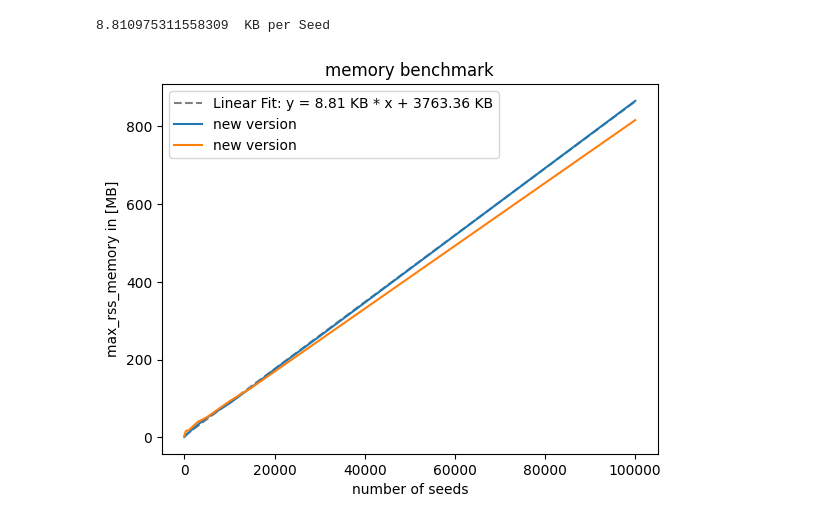
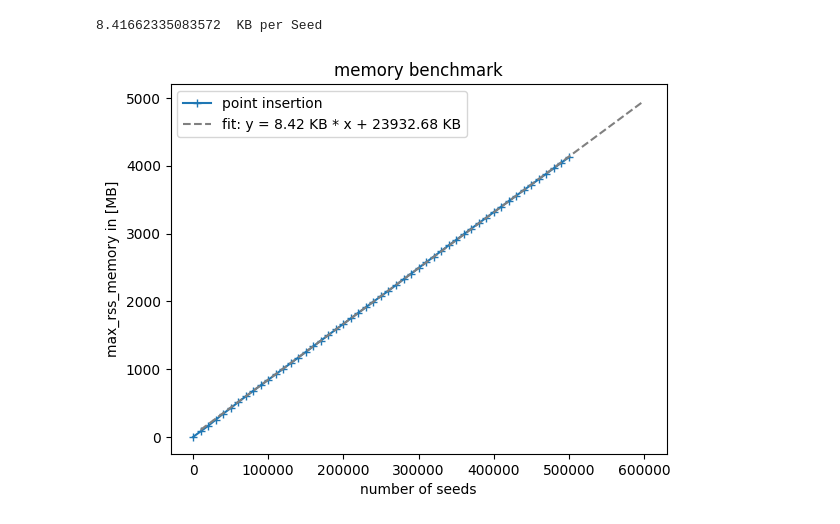
Before and after one commit to lucas56098/voronoi_mesh_project, a Jupyter notebook: animate.ipynb, the cells around one changed output. Cells and saved outputs as stored; diff of their text form; code cells hidden in the pictures.

```diff
--- a/animate.ipynb
+++ b/animate.ipynb
@@ -180,27 +228,24 @@ plt.show()
 # %%
-new_algorithm_memory = np.loadtxt('build/benchmarks/memory_hp_intersect_with_memory_log.csv', delimiter=',', skiprows=1)
-pt_insertion_memory = np.loadtxt('build/benchmarks/memory_new_alg_testversion.csv', delimiter=',', skiprows=1)
+# load data
+pt_insertion_memory = np.loadtxt('build/benchmarks/memory_for_memory_benchmark.csv', delimiter=',', skiprows=1)
 
-
-popt1, pcov1 = curve_fit(line, new_algorithm_memory[9:, 0], new_algorithm_memory[9:,1]/1024/1024)
-
+# fit linear function
+popt1, pcov1 = curve_fit(line, pt_insertion_memory[9:, 0], pt_insertion_memory[9:,1]/1024/1024)
 print((popt1[0]*1024), ' KB per Seed')
 m1 = popt1[0]
 b1 = popt1[1]
 
-# Plot the linear fit
-x_fit = np.linspace(min(new_algorithm_memory[1:, 0]), max(new_algorithm_memory[:, 0])*1, 100)
+# plot the linear fit
+x_fit = np.linspace(min(pt_insertion_memory[1:, 0]), max(pt_insertion_memory[:, 0])*1.2, 100)
 y_fit = line(x_fit, m1, b1)
-plt.plot(x_fit, y_fit, label=f'Linear Fit: y = {m1*1024:.2f} KB * x + {b1*1024:.2f} KB', color='grey', linestyle = '--')
-
 plt.title('memory benchmark')
 plt.xlabel('number of seeds')
 plt.ylabel('max_rss_memory in [MB]')
-plt.plot(new_algorithm_memory[:, 0], new_algorithm_memory[:, 1]/1024/1024, label = 'new version')
-plt.plot(pt_insertion_memory[:16, 0], pt_insertion_memory[:16, 1]/1024/1024, label = 'new version')
+plt.plot(pt_insertion_memory[:, 0], pt_insertion_memory[:, 1]/1024/1024, label = 'point insertion', marker = '+')
+plt.plot(x_fit, y_fit, label=f'fit: y = {m1*1024:.2f} KB * x + {b1*1024:.2f} KB', color='grey', linestyle = '--')
 plt.legend(loc = 'best')
 plt.savefig("figures/memory_benchmark.png")
 plt.show()
 # %% [output]
-8.810975311558309  KB per Seed
+8.41662335083572  KB per Seed
-[figure, old version]
+[figure, new version]
```
Also changed, not shown: parts of 17 cells of this notebook.
